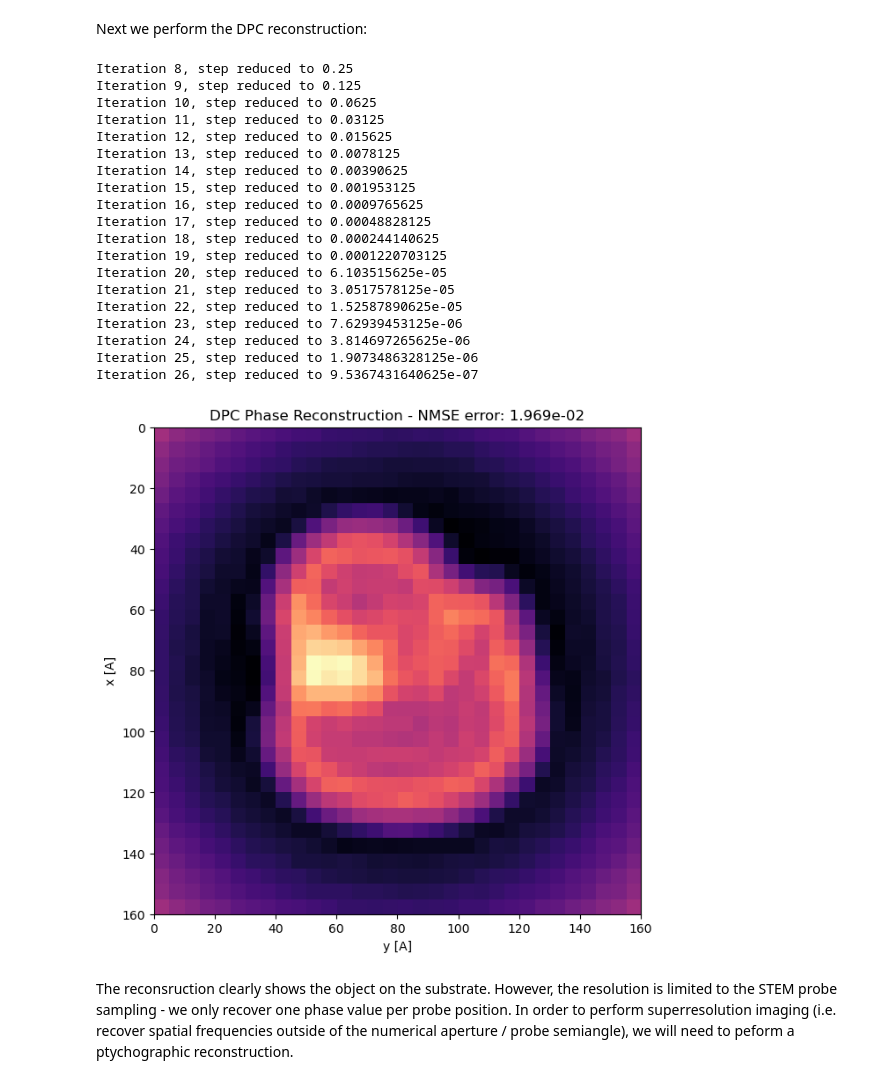
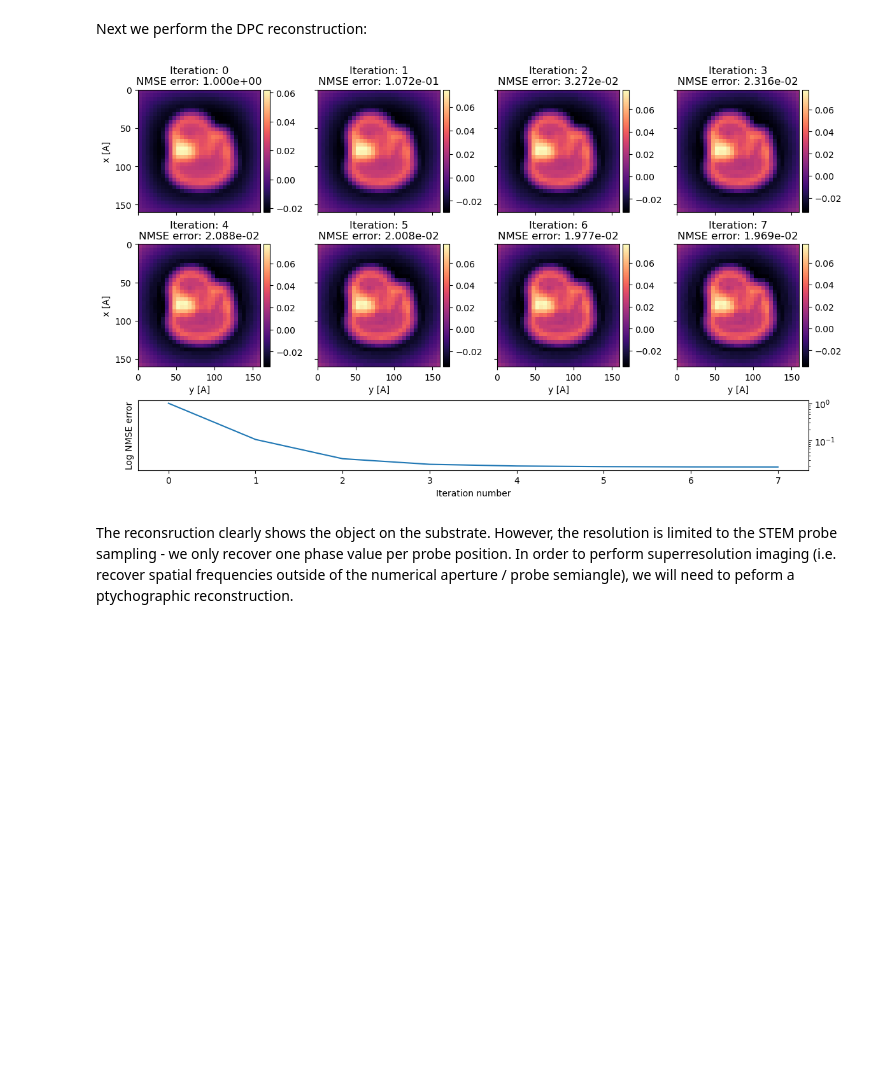
Before and after one commit to py4dstem/py4DSTEM_tutorials, a Jupyter notebook: notebooks/DPC_ptycho_02_sim.ipynb, the cells around one changed output. Saved outputs shown, nothing was run; the diff lists cells and outputs as text; code cells hidden in the pictures; blank space fills up the shorter version.

```diff
--- a/notebooks/DPC_ptycho_02_sim.ipynb
+++ b/notebooks/DPC_ptycho_02_sim.ipynb
@@ -99,5 +99,7 @@ First, we perform the preprocessing steps. These include:
 dpc = py4DSTEM.process.phase.DPCReconstruction(
     datacube=dataset,
     energy=80e3,
+    verbose=False,
+    #device='gpu',
 ).preprocess()
 # %% [output]
@@ -109,31 +109,13 @@ No need to transpose diffraction intensities.
 Next we perform the DPC reconstruction:
 # %%
 dpc = dpc.reconstruct(
+    reset=True,
     progress_bar=True,
     store_iterations=True,
     max_iter=32
-).visualize()
+).visualize(iterations_grid='auto')
 # %% [output]
-Iteration 8, step reduced to 0.25
-Iteration 9, step reduced to 0.125
-Iteration 10, step reduced to 0.0625
-Iteration 11, step reduced to 0.03125
-Iteration 12, step reduced to 0.015625
-Iteration 13, step reduced to 0.0078125
-Iteration 14, step reduced to 0.00390625
-Iteration 15, step reduced to 0.001953125
-Iteration 16, step reduced to 0.0009765625
-Iteration 17, step reduced to 0.00048828125
-Iteration 18, step reduced to 0.000244140625
-Iteration 19, step reduced to 0.0001220703125
-Iteration 20, step reduced to 6.103515625e-05
-Iteration 21, step reduced to 3.0517578125e-05
-Iteration 22, step reduced to 1.52587890625e-05
-Iteration 23, step reduced to 7.62939453125e-06
-Iteration 24, step reduced to 3.814697265625e-06
-Iteration 25, step reduced to 1.9073486328125e-06
-Iteration 26, step reduced to 9.5367431640625e-07
-[figure, old version]
+[figure, new version]
 # %% [markdown]
 The reconsruction clearly shows the object on the substrate. However, the resolution is limited to the STEM probe sampling - we only recover one phase value per probe position. In order to perform superresolution imaging (i.e. recover spatial frequencies outside of the numerical aperture / probe semiangle), we will need to peform a ptychographic reconstruction.
 # %% [markdown]
```
Also changed, not shown: parts of 8 cells of this notebook, 2 other files.
